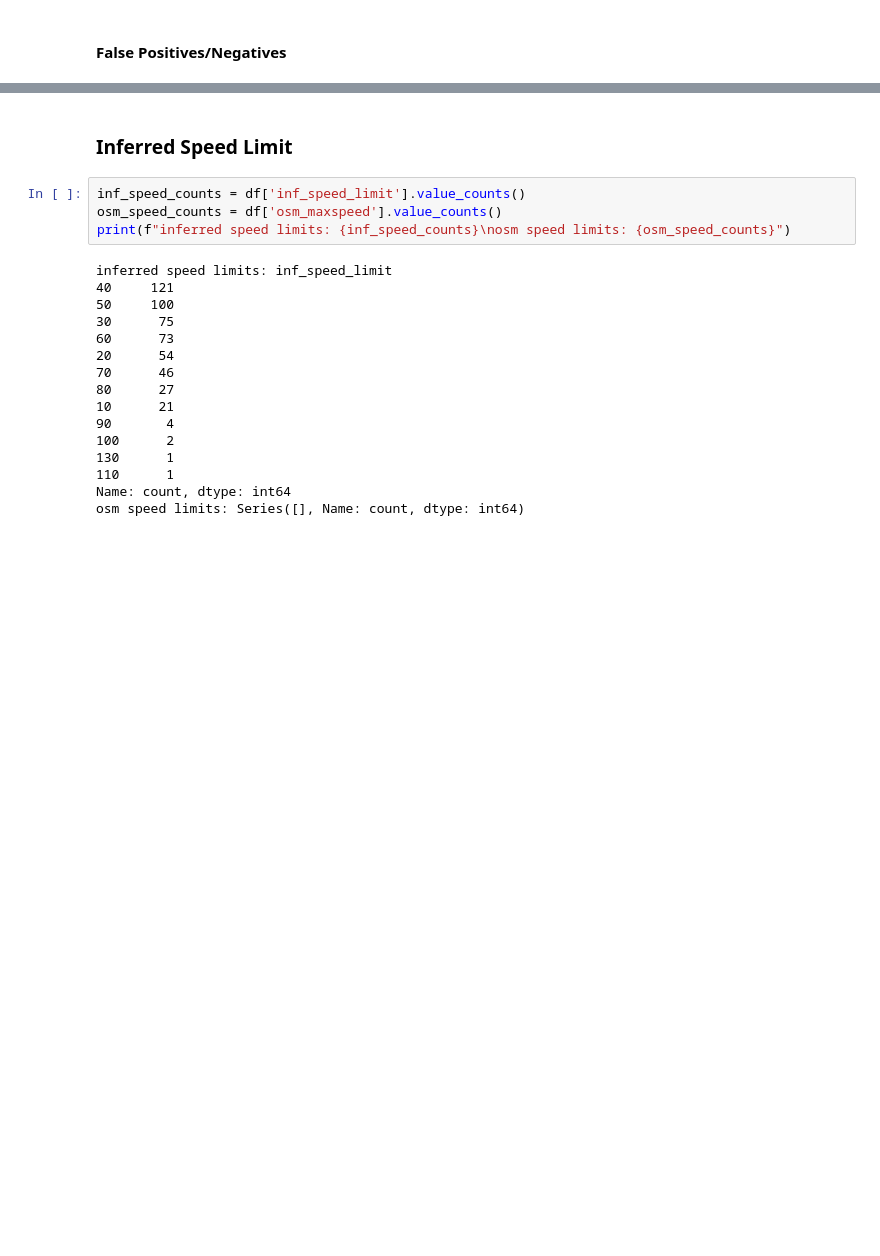
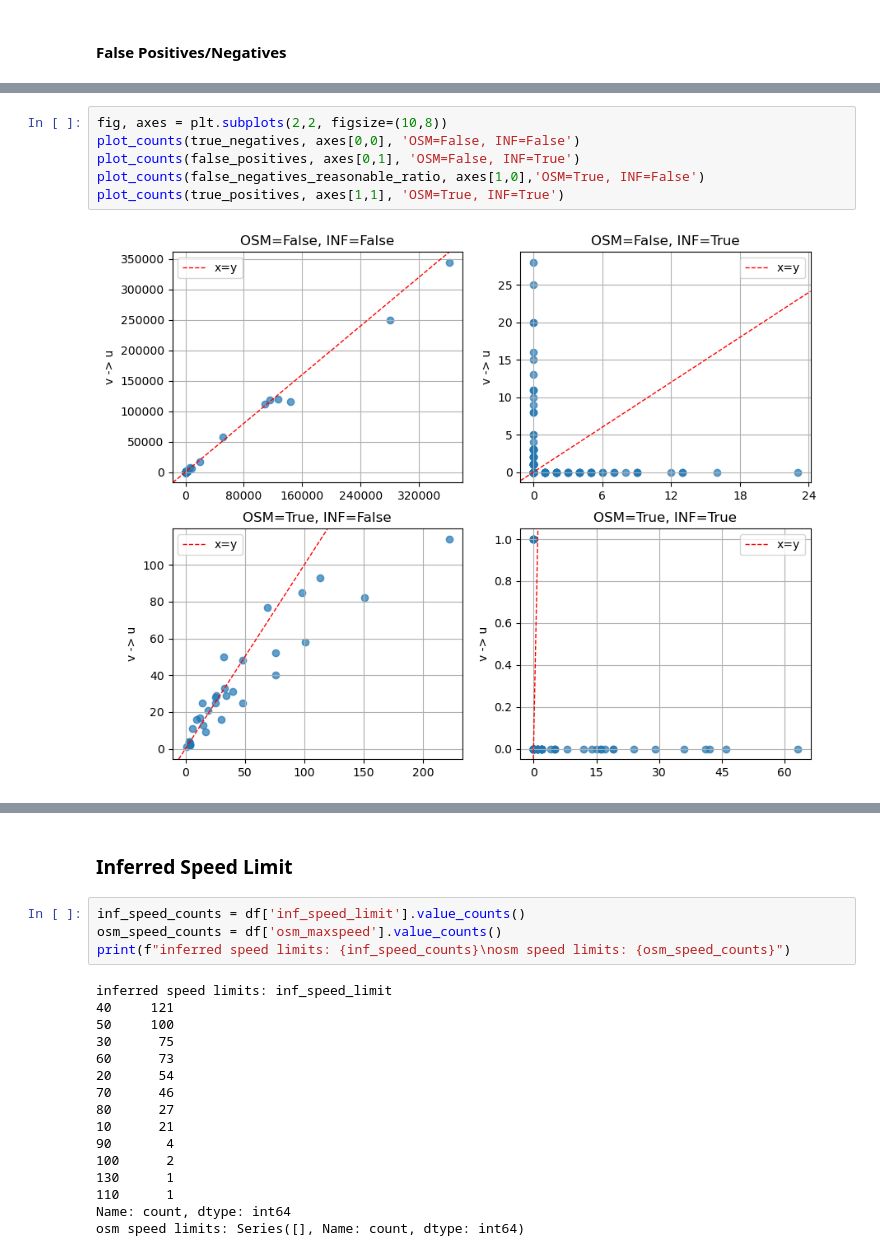
Before and after one commit to ana-e-uk/mapmetadata, a Jupyter notebook: testing/test_metadata_results.ipynb, the cells around one changed output, grey strips where cells are left out. Cells and saved outputs as stored; diff of their text form; blank space fills up the shorter version.

```diff
--- a/testing/test_metadata_results.ipynb
+++ b/testing/test_metadata_results.ipynb
@@ -117,0 +143,8 @@ plot_counts(true_positives, axes[1,1], 'OSM=True, INF=True')
+# %%
+fig, axes = plt.subplots(2,2, figsize=(10,8))
+plot_counts(true_negatives, axes[0,0], 'OSM=False, INF=False')
+plot_counts(false_positives, axes[0,1], 'OSM=False, INF=True')
+plot_counts(false_negatives_reasonable_ratio, axes[1,0],'OSM=True, INF=False')
+plot_counts(true_positives, axes[1,1], 'OSM=True, INF=True')
+# %% [output]
+[figure, added]
```
Also changed, not shown: parts of 11 cells of this notebook, 3 other files.
